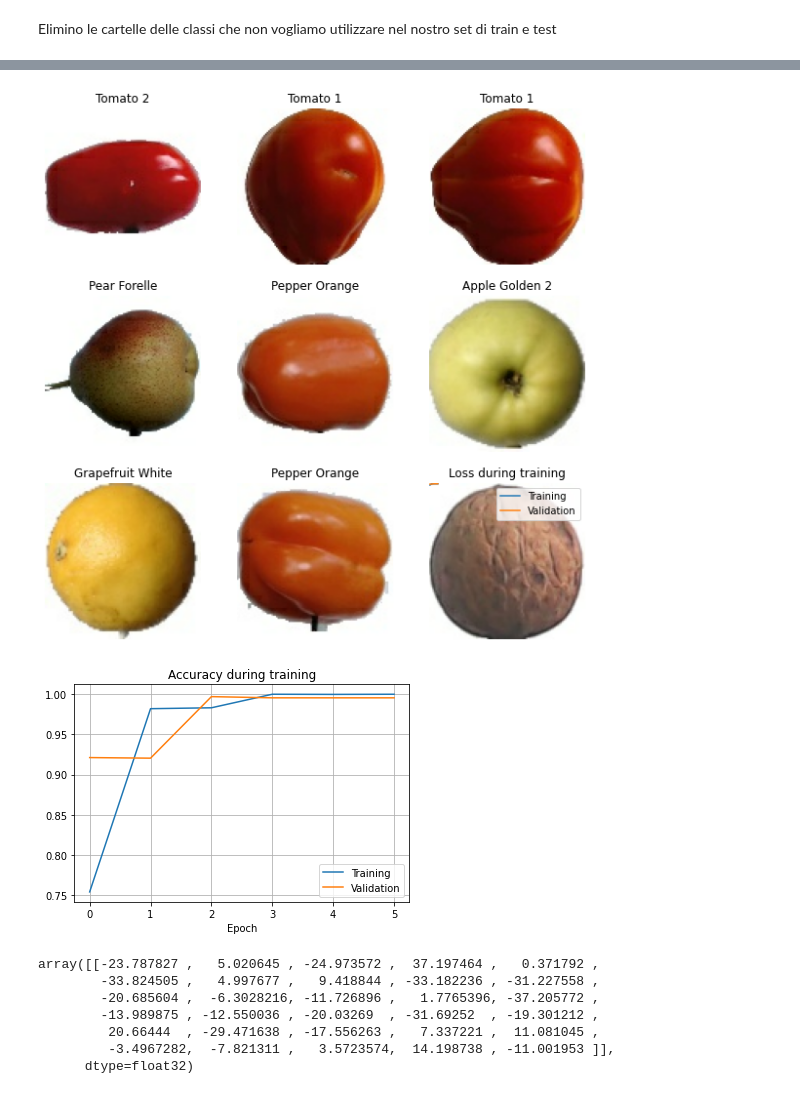
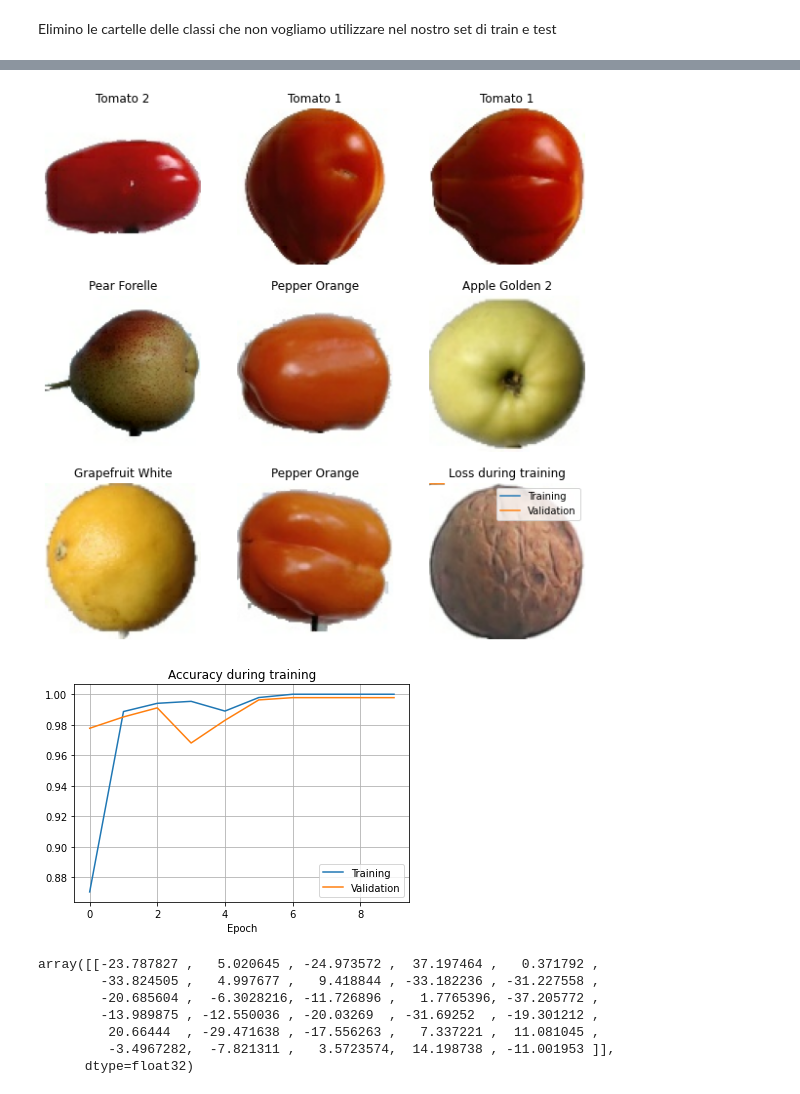
Before and after one commit to Dario66/Deep-Learning, a Jupyter notebook: ProjectFruit360Dario.ipynb, the cells around one changed output, grey strips where cells are left out. Cells and saved outputs as stored; diff of their text form; code cells hidden in the pictures.

```diff
--- a/ProjectFruit360Dario.ipynb
+++ b/ProjectFruit360Dario.ipynb
@@ -146,10 +146,32 @@ from keras.models import Model
 import pathlib
 from keras.callbacks import EarlyStopping
 from keras import regularizers
-from keras.layers import RandomFlip, RandomRotation, RandomZoom
-# We can also use the history (that we saved before) to check the behavior of the training.
-# history is a Python dictionary that cointains the values of the behavior of the loss
-# during training (one value for each epoch).
+from keras.layers import RandomFlip, RandomRotation, RandomZoom, PReLU
+
+
+from keras import backend as K
+
+
+def f1(y_true, y_pred):
+    def recall_m(y_true, y_pred):
+        TP = K.sum(K.round(K.clip(y_true * y_pred, 0, 1)))
+        Positives = K.sum(K.round(K.clip(y_true, 0, 1)))
+
+        recall = TP / (Positives+K.epsilon())
+        return recall
+
+
+    def precision_m(y_true, y_pred):
+        TP = K.sum(K.round(K.clip(y_true * y_pred, 0, 1)))
+        Pred_Positives = K.sum(K.round(K.clip(y_pred, 0, 1)))
+
+        precision = TP / (Pred_Positives+K.epsilon())
+        return precision
+
+    precision, recall = precision_m(y_true, y_pred), recall_m(y_true, y_pred)
+
+    return 2*((precision*recall)/(precision+recall+K.epsilon()))
+
 def display_history(history):
     mse_training = history.history['loss']
     acc_training = history.history['accuracy']
@@ -228,6 +250,9 @@ for images, labels in train_ds.take(1):
     plt.title(class_names[labels[i]])
     plt.axis("off")
 
+
+
+
 data_augmentation = lambda input_shape: tf.keras.Sequential([
     RandomFlip("horizontal", input_shape=input_shape),
     RandomRotation(0.1),
@@ -247,10 +272,15 @@ def get_model(input_shape):
     p2 = MaxPooling2D((2, 2))(c2)
     c3 = Conv2D(64, 3, padding='same', activation='relu')(p2)
     p3 = MaxPooling2D((2, 2))(c3)
+    c4 = Conv2D(64, 3, padding='same', activation='relu')(p3)
+    p4 = MaxPooling2D((2, 2))(c4)
 
-    d = Dropout(.2)(p3)
+
+    d = Dropout(.2)(p4)
     f = Flatten()(d)
     d1 = Dense(128, activation='relu')(f)
+    #d12 = PReLU(alpha_initializer='zeros', alpha_regularizer=None, alpha_constraint=None, shared_axes=None)(d1)
+
     d2 = Dense(30)(d1)
 
 
@@ -277,11 +307,10 @@ def linear_regression_equality(y_true, y_pred):
 
 model = get_model((d1, d2, 3))
 
-opt = tf.keras.optimizers.SGD(lr=0.01, momentum=0.9)
 
 aDm=tf.keras.optimizers.Adam(learning_rate=1e-3)
 loss_fn = tf.keras.losses.SparseCategoricalCrossentropy(from_logits=True)
-model.compile(optimizer=opt, loss=loss_fn, metrics=['accuracy'])
+model.compile(optimizer=aDm, loss=loss_fn, metrics=['accuracy'])
 
 
 history = model.fit(train_ds, epochs=epoch, validation_data = validation_ds, callbacks = [callback])
@@ -326,5 +342,5 @@ Model Accuracy: %99.70260262489319
 [figure]
-[figure, old version]
+[figure, new version]
 # %%
 path_to_train = 'fruits-360_dataset/fruits-360/Training'
 path_to_test = 'fruits-360_dataset/fruits-360/Test'
```
Also changed, not shown: parts of 2 cells of this notebook.
